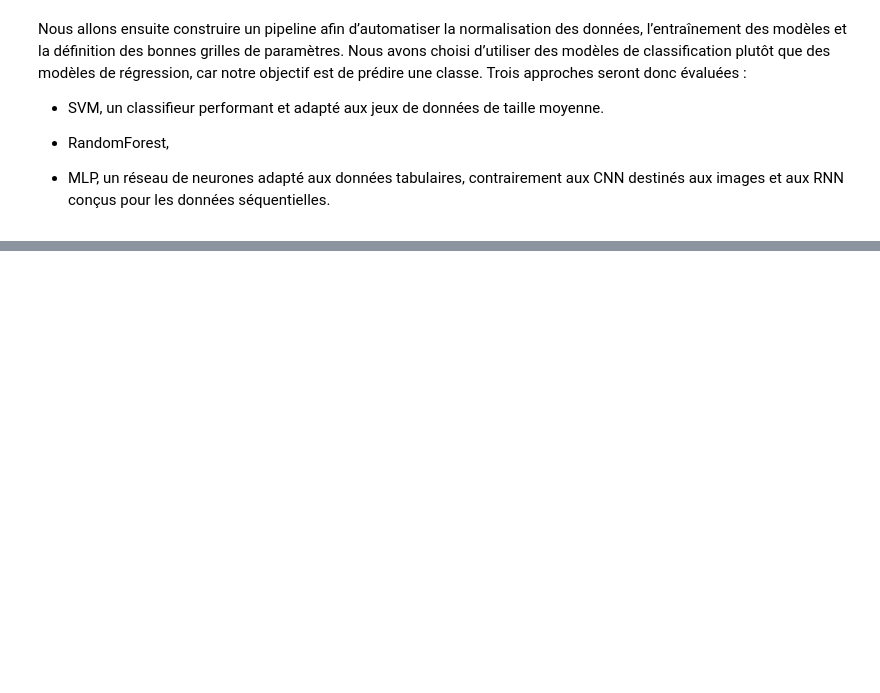
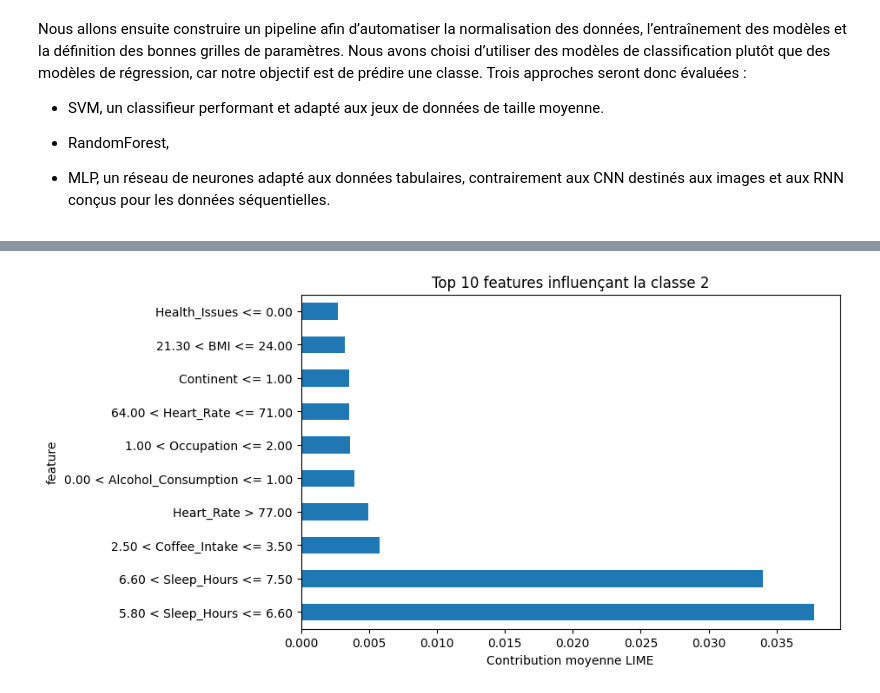
Before and after one commit to riada-zotiny/Processus_data, a Jupyter notebook: notebooks/02_experiments.ipynb, the cells around one changed output, grey strips where cells are left out. Saved outputs shown, nothing was run; the diff lists cells and outputs as text; code cells hidden in the pictures; blank space fills up the shorter version.

```diff
--- a/notebooks/02_experiments.ipynb
+++ b/notebooks/02_experiments.ipynb
@@ -199,0 +359,28 @@ print(best_scores)
+# %%
+all_results = []
+
+for i in range(min(50, len(grouped_indices[2]))):
+    ligne = grouped_indices[2][i]
+    sample = X_test.iloc[ligne]
+    exp = explainer.explain_instance(sample.values, best_model.predict_proba)
+
+    for feature, weight in exp.as_list():
+        all_results.append({
+            "index": ligne,
+            "feature": feature,
+            "weight": weight,
+            "true_class": y_test.iloc[ligne]
+        })
+
+df_lime_2 = pd.DataFrame(all_results)
+df_lime_2
+
+import matplotlib.pyplot as plt
+
+top_features = df_lime_2.groupby('feature')['weight'].mean().sort_values(ascending=False).head(10)
+top_features.plot(kind='barh', figsize=(8,5))
+plt.xlabel("Contribution moyenne LIME")
+plt.title("Top 10 features influençant la classe 2")
+plt.show()
+# %% [output]
+[figure, added]
```
Also changed, not shown: parts of 18 cells of this notebook, 2 other files.
